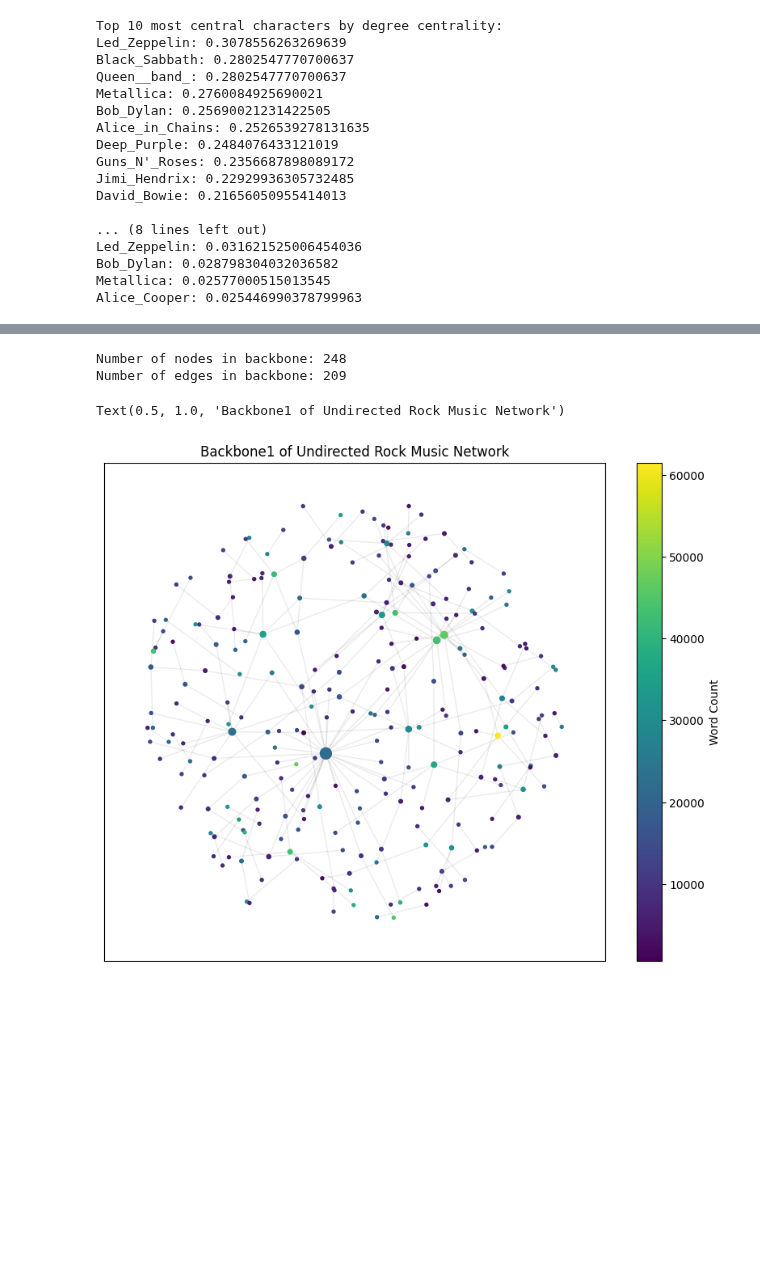
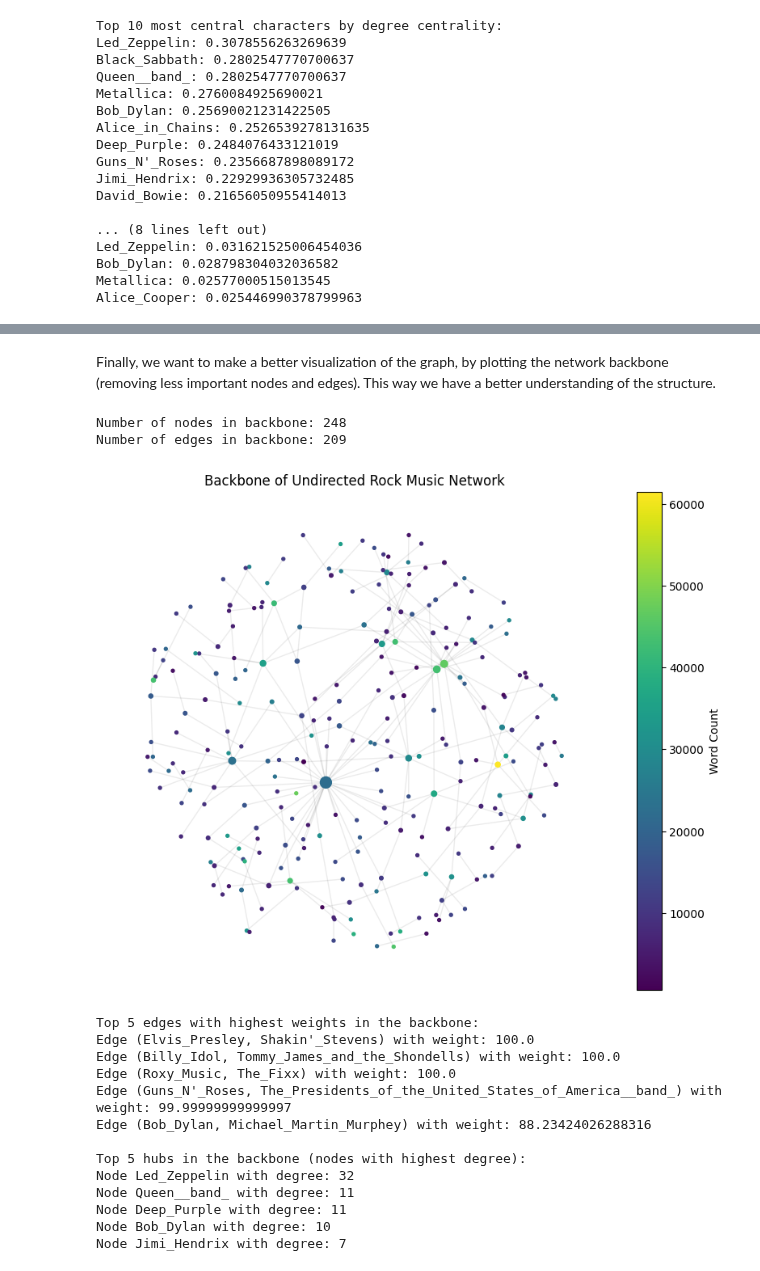
Before and after one commit to noanorgaard/SocialGraphs, a Jupyter notebook: Assignment2/Part1.ipynb, the cells around one changed output, grey strips where cells are left out. Saved outputs shown, nothing was run; the diff lists cells and outputs as text; code cells hidden in the pictures; blank space fills up the shorter version.

```diff
--- a/Assignment2/Part1.ipynb
+++ b/Assignment2/Part1.ipynb
@@ -318,60 +359,79 @@ Assortativity coefficient of the highest degree nodes: -0.1328577797592491
+# %% [markdown]
+Finally, we want to make a better visualization of the graph, by plotting the network backbone (removing less important nodes and edges). This way we have a better understanding of the structure.
 # %%
-# Backbone
-
-# Weighted Network 1: The undirected Rock Music Network (Giant Connected Component) but with edge weights proportional to the edge betweenness centrality
-# (let’s renormalize so that the lowest weight is equal to 1 and the highest weight is equal to 100).
-
-# create a Network Backbone using the disparity filter method
-# The undirected Rock Music Network but with edge weights proportional to 1/(edge weight in Weighted Network 1).
+# Creating Weighted Network 1, where edge weights are proportional to edge betweenness centrality
 G_undirected_1 = G.to_undirected()
 # compute edge betweenness centrality
 edge_betweenness = nx.edge_betweenness_centrality(G_undirected_1)
 # normalize edge betweenness to [1, 100]
 min_eb = min(edge_betweenness.values())
 max_eb = max(edge_betweenness.values())
-# renormalize edge betweenness to [1, 100]
 def renormalize(value, min_val, max_val):
     return 1 + (value - min_val) * (100 - 1) / (max_val - min_val)
-# add weights to edges
 for u, v in G_undirected_1.edges():
     G_undirected_1[u][v]['weight'] = renormalize(edge_betweenness.get((u, v), 0), min_eb, max_eb)
 
 
-# Now we can apply the Disparity Filter method to extract the backbone from Weighted Network 2.
+# Disparity Filter method, using edge weights.
 def disparity_filter(G, alpha=0.05):
     backbone = nx.Graph()
     for node in G.nodes():
         k = G.degree(node)
         if k > 1:
             sum_w = sum([G[node][nbr]['weight'] for nbr in G.neighbors(node)])
             for nbr in G.neighbors(node):
                 p_ij = G[node][nbr]['weight'] / sum_w
-                alpha_ij = (1 - p_ij) ** (k - 1) # 1 -
-                #print(f"Node: {node}, Neighbor: {nbr}, p_ij: {p_ij}, alpha_ij: {alpha_ij}")
+                alpha_ij = (1 - p_ij) ** (k - 1)
                 if alpha_ij < alpha:
-                    # add edge to backbone with word_count attribute
                     backbone.add_edge(node, nbr, weight=G[node][nbr]['weight'])
-                    backbone.nodes[node]['word_count'] = G.nodes[node]['word_count']
-                    backbone.nodes[nbr]['word_count'] = G.nodes[nbr]['word_count']
+                    backbone.nodes[node]['word_count'] = G.nodes[node]['word_count'] # for plotting later
+                    backbone.nodes[nbr]['word_count'] = G.nodes[nbr]['word_count'] # for plotting later
     return backbone
 
 
 backbone1 = disparity_filter(G_undirected_1, alpha=0.07)
 print(f"Number of nodes in backbone: {backbone1.number_of_nodes()}")
 print(f"Number of edges in backbone: {backbone1.number_of_edges()}")
 # Visualize the backbone
 plt.figure(figsize=(10,8))
 pos = nx.spring_layout(backbone1, seed=42, k = 0.8)
 # node sizes based on degree
 node_sizes = [5 + 3 * backbone1.degree(n) for n in backbone1.nodes()]
 # node colors based on word count (content length)
 node_colors = [backbone1.nodes[n]['word_count'] for n in backbone1.nodes()]
 nodes = nx.draw_networkx_nodes(backbone1, pos, node_size=node_sizes, node_color=node_colors, cmap=plt.cm.viridis)
 edges = nx.draw_networkx_edges(backbone1, pos, alpha=0.08)
 plt.colorbar(nodes, label='Word Count')
-plt.title('Backbone1 of Undirected Rock Music Network')
+plt.title('Backbone of Undirected Rock Music Network')
+plt.axis('off')
+plt.show()
+
+
+# Find the top 5 edges with highest weights in the backbone
+top_5_edges = sorted(backbone1.edges(data=True), key=lambda x: x[2]['weight'], reverse=True)[:5]
+print("Top 5 edges with highest weights in the backbone:")
+for u, v, data in top_5_edges:
+    print(f"Edge ({u}, {v}) with weight: {data['weight']}")
+
+# Find the big hubs in the backbone (nodes with highest degree)
+top_5_hubs = sorted(backbone1.degree(), key=lambda x: x[1], reverse=True)[:5]
+print("\nTop 5 hubs in the backbone (nodes with highest degree):")
+for node, degree in top_5_hubs:
+    print(f"Node {node} with degree: {degree}")
 # %% [output]
 Number of nodes in backbone: 248
 Number of edges in backbone: 209
+[figure, new version]
-Text(0.5, 1.0, 'Backbone1 of Undirected Rock Music Network')
+Top 5 edges with highest weights in the backbone:
+Edge (Elvis_Presley, Shakin'_Stevens) with weight: 100.0
+Edge (Billy_Idol, Tommy_James_and_the_Shondells) with weight: 100.0
+Edge (Roxy_Music, The_Fixx) with weight: 100.0
+Edge (Guns_N'_Roses, The_Presidents_of_the_United_States_of_America__band_) with weight: 99.99999999999997
+Edge (Bob_Dylan, Michael_Martin_Murphey) with weight: 88.23424026288316
+
+Top 5 hubs in the backbone (nodes with highest degree):
+Node Led_Zeppelin with degree: 32
+Node Queen__band_ with degree: 11
+Node Deep_Purple with degree: 11
+Node Bob_Dylan with degree: 10
+Node Jimi_Hendrix with degree: 7
-[figure, old version]
```
Also changed, not shown: parts of 7 cells of this notebook.
